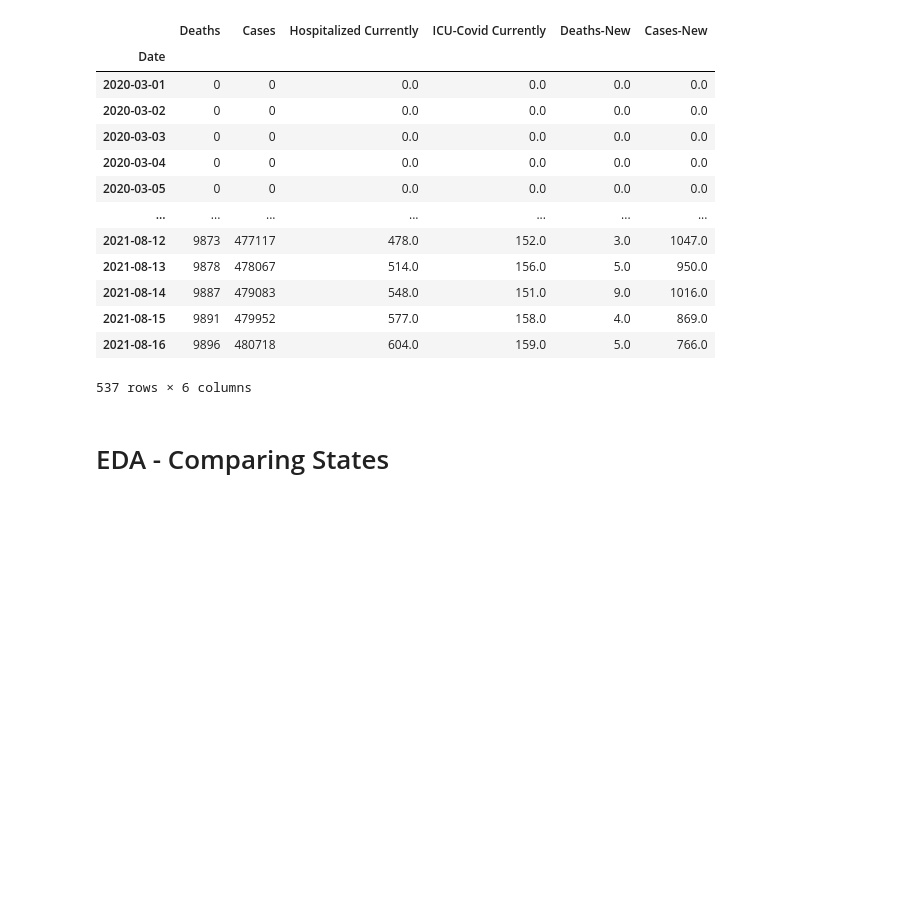
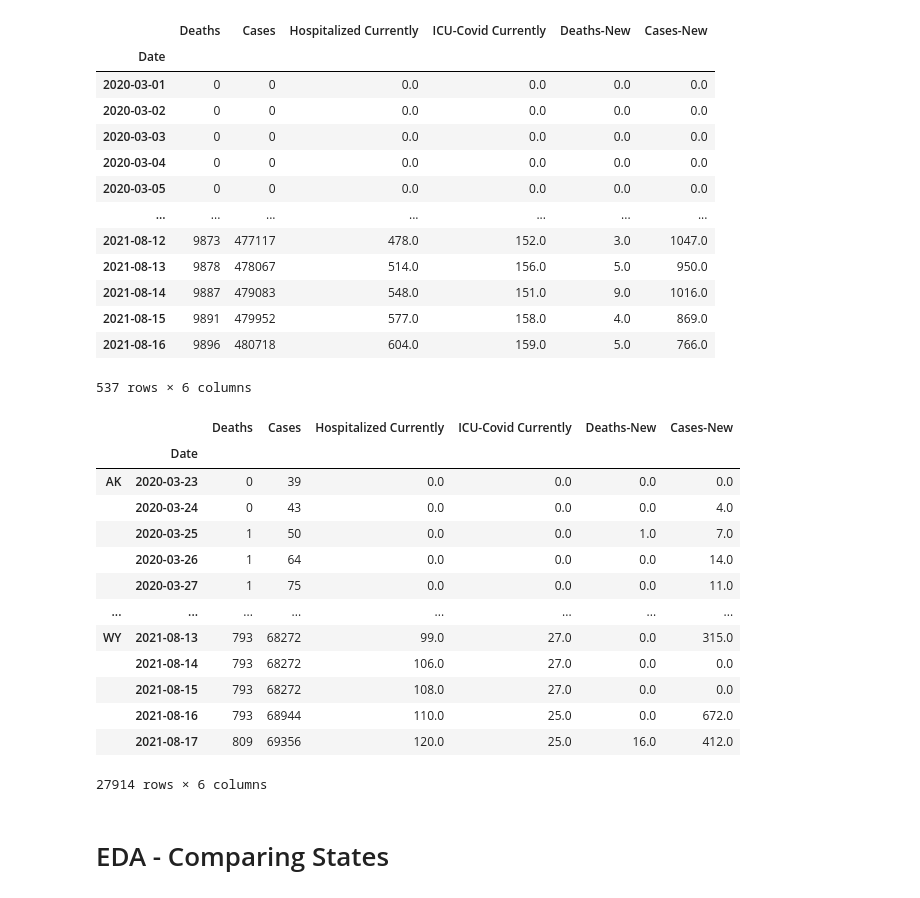
Before and after one commit to jirvingphd/playing-with-coronavirus-data, a Jupyter notebook: 2_coronavirus_covid_19_timeseries_forecasting_08-2021.ipynb, the cells around one changed output. Cells and saved outputs as stored; diff of their text form; code cells hidden in the pictures; blank space fills up the shorter version.

```diff
--- a/2_coronavirus_covid_19_timeseries_forecasting_08-2021.ipynb
+++ b/2_coronavirus_covid_19_timeseries_forecasting_08-2021.ipynb
@@ -486,6 +486,24 @@ FINAL_STATES['MD']
 | 2021-08-15 | 9891 | 479952 | 577.0 | 158.0 | 4.0 | 869.0 |
 | 2021-08-16 | 9896 | 480718 | 604.0 | 159.0 | 5.0 | 766.0 |
 537 rows × 6 columns
+# %%
+DF = pd.concat(FINAL_STATES)
+DF
+# %% [output]
+|  |  | Deaths | Cases | Hospitalized Currently | ICU-Covid Currently | Deaths-New | Cases-New |
+|  | Date |  |  |  |  |  |  |
+| AK | 2020-03-23 | 0 | 39 | 0.0 | 0.0 | 0.0 | 0.0 |
+|  | 2020-03-24 | 0 | 43 | 0.0 | 0.0 | 0.0 | 4.0 |
+|  | 2020-03-25 | 1 | 50 | 0.0 | 0.0 | 1.0 | 7.0 |
+|  | 2020-03-26 | 1 | 64 | 0.0 | 0.0 | 0.0 | 14.0 |
+|  | 2020-03-27 | 1 | 75 | 0.0 | 0.0 | 0.0 | 11.0 |
+| ... | ... | ... | ... | ... | ... | ... | ... |
+| WY | 2021-08-13 | 793 | 68272 | 99.0 | 27.0 | 0.0 | 315.0 |
+|  | 2021-08-14 | 793 | 68272 | 106.0 | 27.0 | 0.0 | 0.0 |
+|  | 2021-08-15 | 793 | 68272 | 108.0 | 27.0 | 0.0 | 0.0 |
+|  | 2021-08-16 | 793 | 68944 | 110.0 | 25.0 | 0.0 | 672.0 |
+|  | 2021-08-17 | 809 | 69356 | 120.0 | 25.0 | 16.0 | 412.0 |
+27914 rows × 6 columns
 # %% [markdown]
 # EDA - Comparing States
 # %% [markdown]
```
